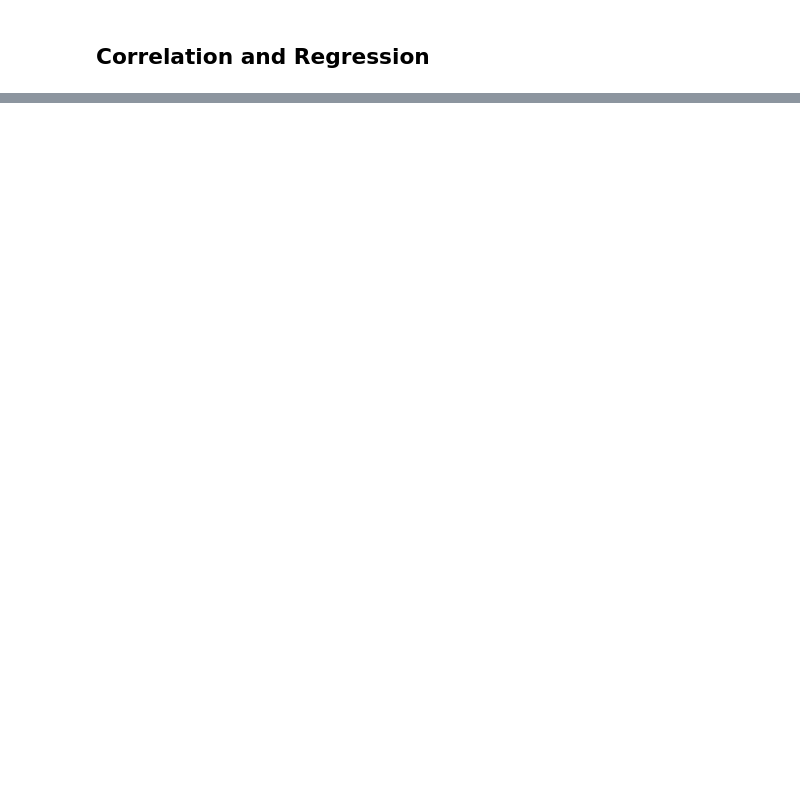
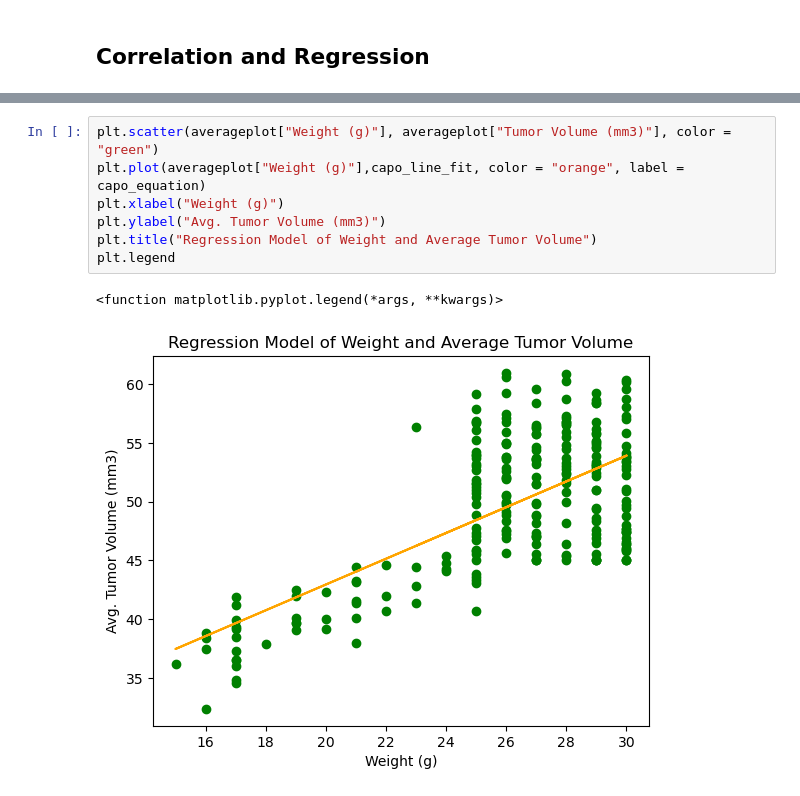
Before and after one commit to MuffinMuppet/Data-Visualization-in-Python, a Jupyter notebook: Matplotlib Challenge/Continue.ipynb, the cells around one changed output, grey strips where cells are left out. Cells and saved outputs as stored; diff of their text form; blank space fills up the shorter version.

```diff
--- a/Matplotlib Challenge/Continue.ipynb
+++ b/Matplotlib Challenge/Continue.ipynb
@@ -238,0 +348,10 @@ Text(0, 0.5, 'Sex')
+# %%
+plt.scatter(averageplot["Weight (g)"], averageplot["Tumor Volume (mm3)"], color = "green")
+plt.plot(averageplot["Weight (g)"],capo_line_fit, color = "orange", label = capo_equation)
+plt.xlabel("Weight (g)")
+plt.ylabel("Avg. Tumor Volume (mm3)")
+plt.title("Regression Model of Weight and Average Tumor Volume")
+plt.legend
+# %% [output]
+<function matplotlib.pyplot.legend(*args, **kwargs)>
+[figure, added]
```
Also changed, not shown: parts of 9 cells of this notebook, 4 other files.
